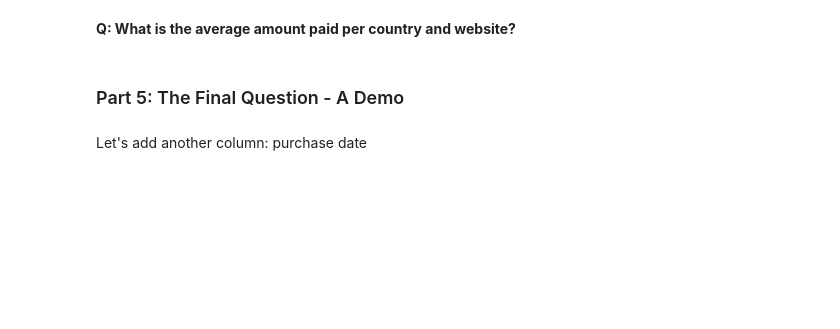
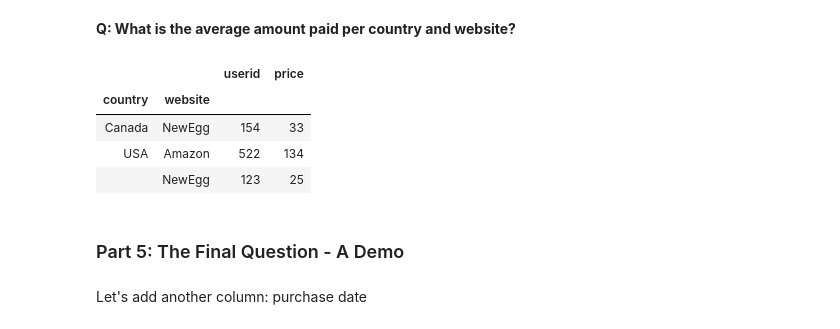
Before and after one commit to sauer3/dsp, a Jupyter notebook: lessons/pandas_intro/pandas-exercise.ipynb, the cells around one changed output. Saved outputs shown, nothing was run; the diff lists cells and outputs as text; code cells hidden in the pictures; blank space fills up the shorter version.

```diff
--- a/lessons/pandas_intro/pandas-exercise.ipynb
+++ b/lessons/pandas_intro/pandas-exercise.ipynb
@@ -154,5 +172,13 @@ pd.merge(df, df2, on='userid')
 # %% [markdown]
 **Q: What is the average amount paid per country and website?**
+# %%
+df_merge.groupby(['country', 'website']).sum()
+# %% [output]
+|  |  | userid | price |
+| country | website |  |  |
+| Canada | NewEgg | 154 | 33 |
+| USA | Amazon | 522 | 134 |
+|  | NewEgg | 123 | 25 |
 # %% [markdown]
 ### Part 5: The Final Question - A Demo
 # %% [markdown]
```
Also changed, not shown: parts of 21 cells of this notebook.
